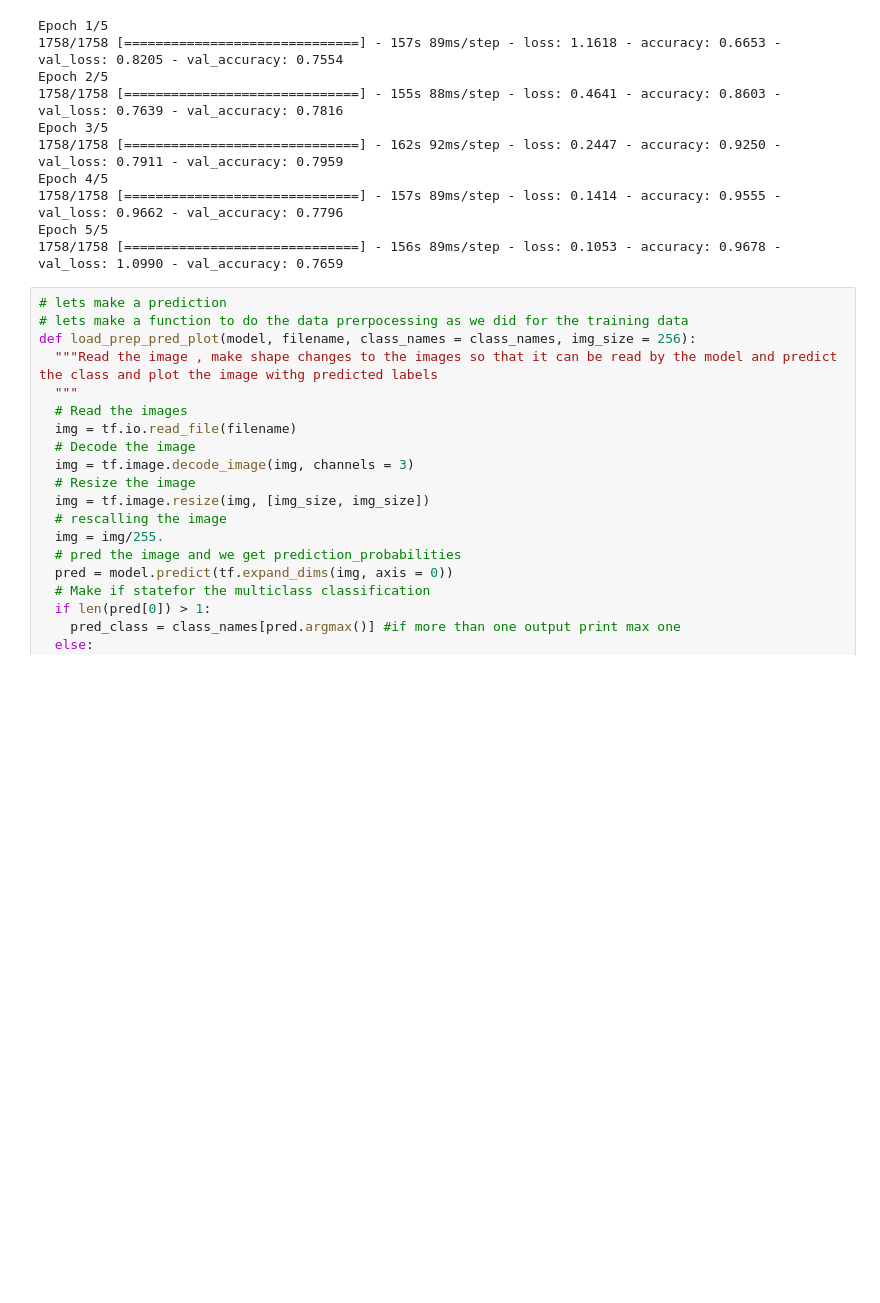
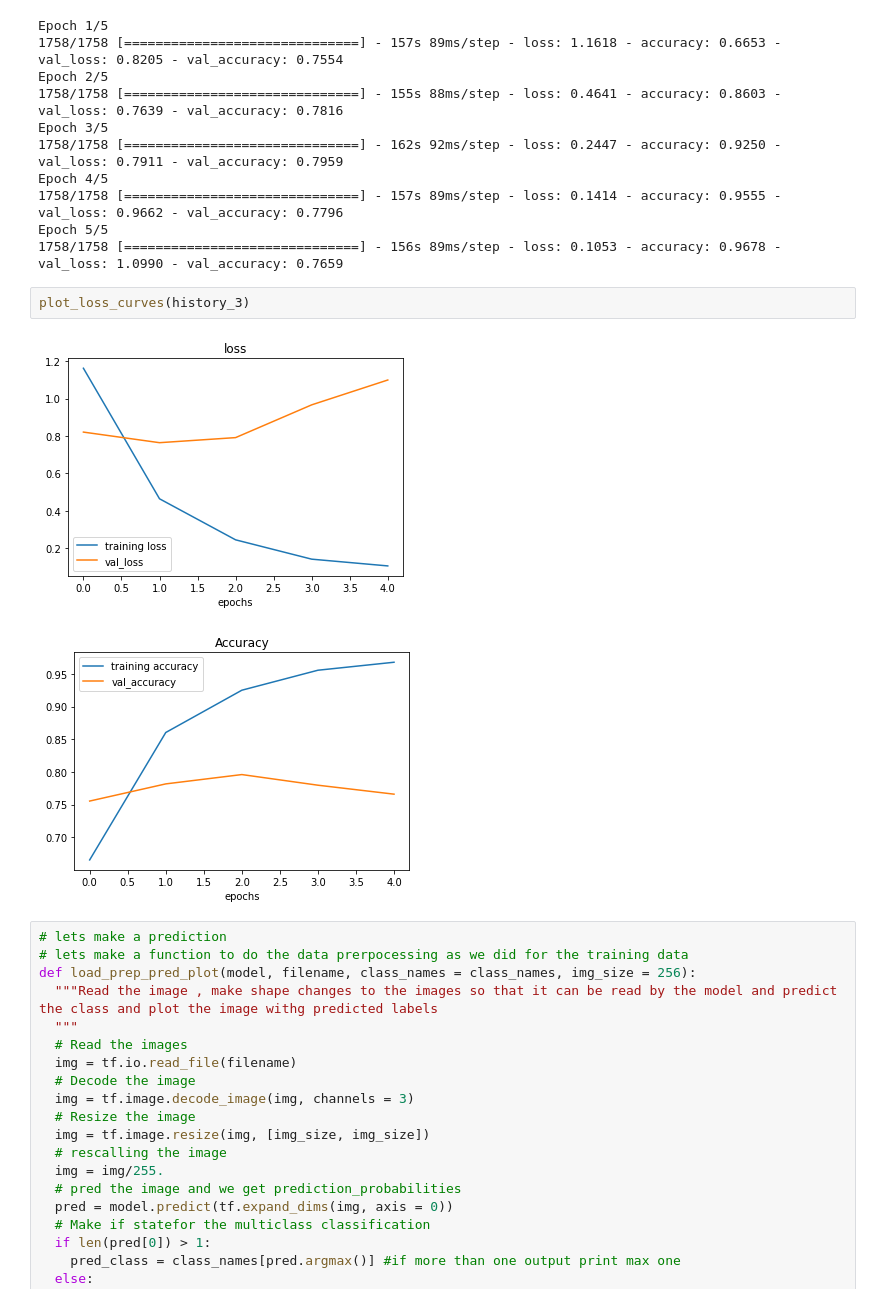
Before and after one commit to AdilGeelani/Plant-Disease-Detection, a Jupyter notebook: Plant_disease_detectionipynb.ipynb, the cells around one changed output. Saved outputs shown, nothing was run; the diff lists cells and outputs as text; blank space fills up the shorter version.

```diff
--- a/Plant_disease_detectionipynb.ipynb
+++ b/Plant_disease_detectionipynb.ipynb
@@ -308,6 +308,11 @@ Epoch 4/5
 1758/1758 [==============================] - 157s 89ms/step - loss: 0.1414 - accuracy: 0.9555 - val_loss: 0.9662 - val_accuracy: 0.7796
 Epoch 5/5
 1758/1758 [==============================] - 156s 89ms/step - loss: 0.1053 - accuracy: 0.9678 - val_loss: 1.0990 - val_accuracy: 0.7659
+# %%
+plot_loss_curves(history_3)
+# %% [output]
+[figure, added]
+[figure, added]
 # %%
 # lets make a prediction
 # lets make a function to do the data prerpocessing as we did for the training data
```
Also changed, not shown: parts of 1 cell of this notebook.
